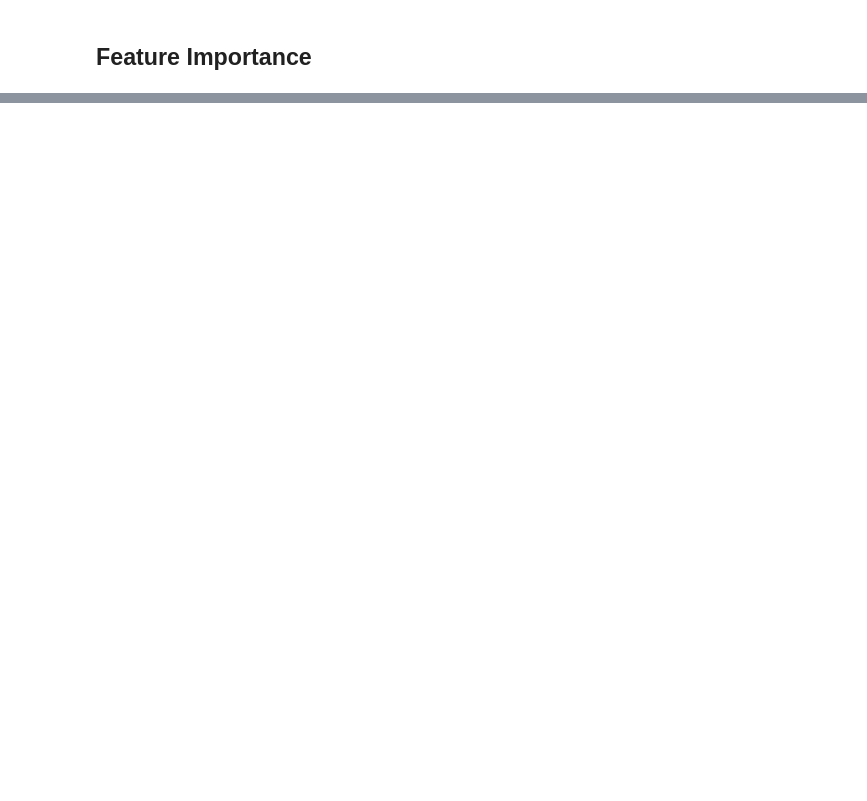
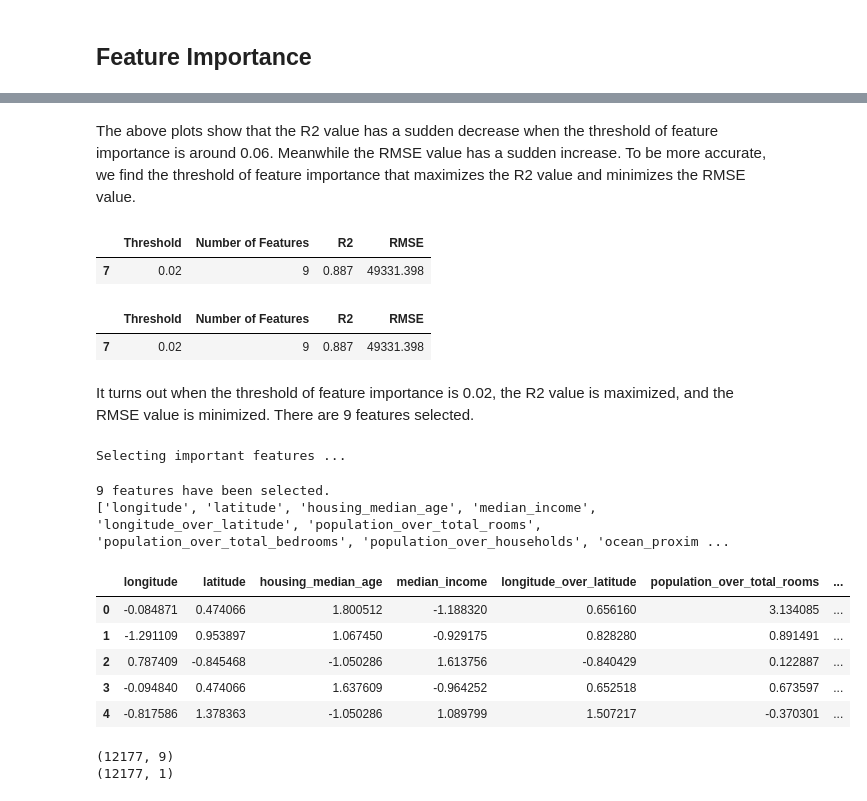
Before and after one commit to zhuoyizhao/public-ml-reg-ca-housing-prices-prediction, a Jupyter notebook: 2 - Input Engineering and Data Cleaning.ipynb, the cells around one changed output, grey strips where cells are left out. Saved outputs shown, nothing was run; the diff lists cells and outputs as text; code cells hidden in the pictures; blank space fills up the shorter version.

```diff
--- a/2 - Input Engineering and Data Cleaning.ipynb
+++ b/2 - Input Engineering and Data Cleaning.ipynb
@@ -363,0 +463,62 @@ create_feature_importance_barplot(fi_df, model_name="Randome Forest")
+# %% [markdown]
+The above plots show that the R2 value has a sudden decrease when the threshold of feature importance is around 0.06. Meanwhile the RMSE value has a sudden increase. To be more accurate, we find the threshold of feature importance that maximizes the R2 value and minimizes the RMSE value.
+# %%
+results_df[results_df["R2"] == results_df["R2"].max()]
+# %% [output]
+|  | Threshold | Number of Features | R2 | RMSE |
+| 7 | 0.02 | 9 | 0.887 | 49331.398 |
+# %%
+results_df[results_df["RMSE"] == results_df["RMSE"].min()]
+# %% [output]
+|  | Threshold | Number of Features | R2 | RMSE |
+| 7 | 0.02 | 9 | 0.887 | 49331.398 |
+# %% [markdown]
+It turns out when the threshold of feature importance is 0.02, the R2 value is maximized, and the RMSE value is minimized. There are 9 features selected.
+# %%
+best_threshold = results_df[results_df["RMSE"] == results_df["RMSE"].min()]["Threshold"].values[0]
+# %%
+def remove_unimportant_features(X_train_cleaned, y_train, best_threshold):
+    # Define the model
+    model = RandomForestRegressor(random_state=0)
+
+    # Select important features
+    print("Selecting important features ...")
+    selection = SelectFromModel(model, threshold=best_threshold)
+
+    # Fit the model
+    selection.fit(X_train_cleaned, y_train)
+
+    # Check which features are important
+    selection_result = selection.get_support()
+
+    # Check selected features
+    selected_features = X_train.columns[(selection_result)].tolist()
+
+    print(f"{len(selected_features)} features have been selected.")
+    print(selected_features)
+
+    X_train_cleaned_selected = selection.transform(X_train_cleaned)
+
+    X_train_cleaned_selected = pd.DataFrame(X_train_selected)
+    X_train_cleaned_selected.columns = selected_features
+
+    return X_train_cleaned_selected
+# %%
+X_train_cleaned_selected = remove_unimportant_features(X_train_cleaned, y_train, best_threshold)
+X_train_cleaned_selected.head()
+# %% [output]
+Selecting important features ...
+9 features have been selected.
+['longitude', 'latitude', 'housing_median_age', 'median_income', 'longitude_over_latitude', 'population_over_total_rooms', 'population_over_total_bedrooms', 'population_over_households', 'ocean_proxim ...
+|  | longitude | latitude | housing_median_age | median_income | longitude_over_latitude | population_over_total_rooms | ... |
+| 0 | -0.084871 | 0.474066 | 1.800512 | -1.188320 | 0.656160 | 3.134085 | ... |
+| 1 | -1.291109 | 0.953897 | 1.067450 | -0.929175 | 0.828280 | 0.891491 | ... |
+| 2 | 0.787409 | -0.845468 | -1.050286 | 1.613756 | -0.840429 | 0.122887 | ... |
+| 3 | -0.094840 | 0.474066 | 1.637609 | -0.964252 | 0.652518 | 0.673597 | ... |
+| 4 | -0.817586 | 1.378363 | -1.050286 | 1.089799 | 1.507217 | -0.370301 | ... |
+# %%
+print(X_train_cleaned_selected.shape)
+print(y_train.shape)
+# %% [output]
+(12177, 9)
+(12177, 1)
```
Also changed, not shown: parts of 15 cells of this notebook.
